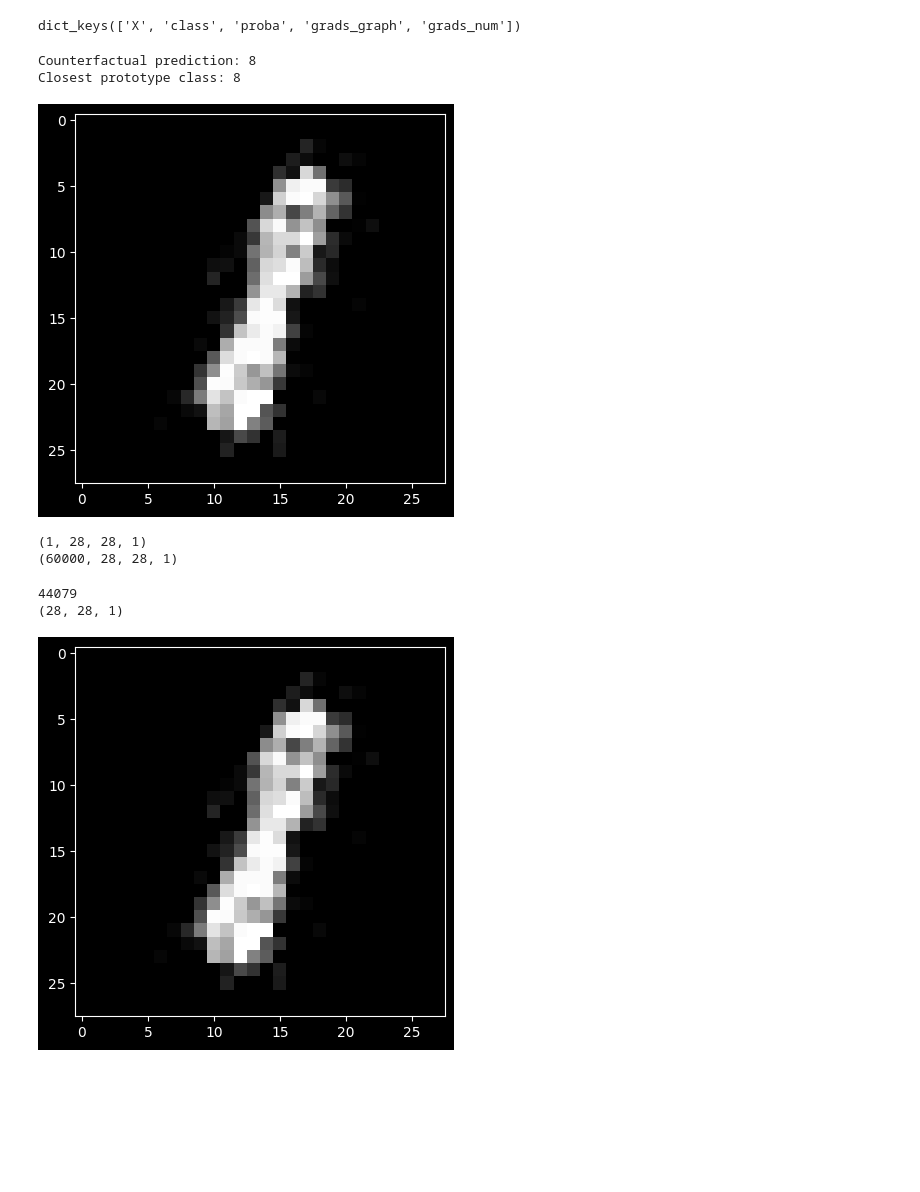
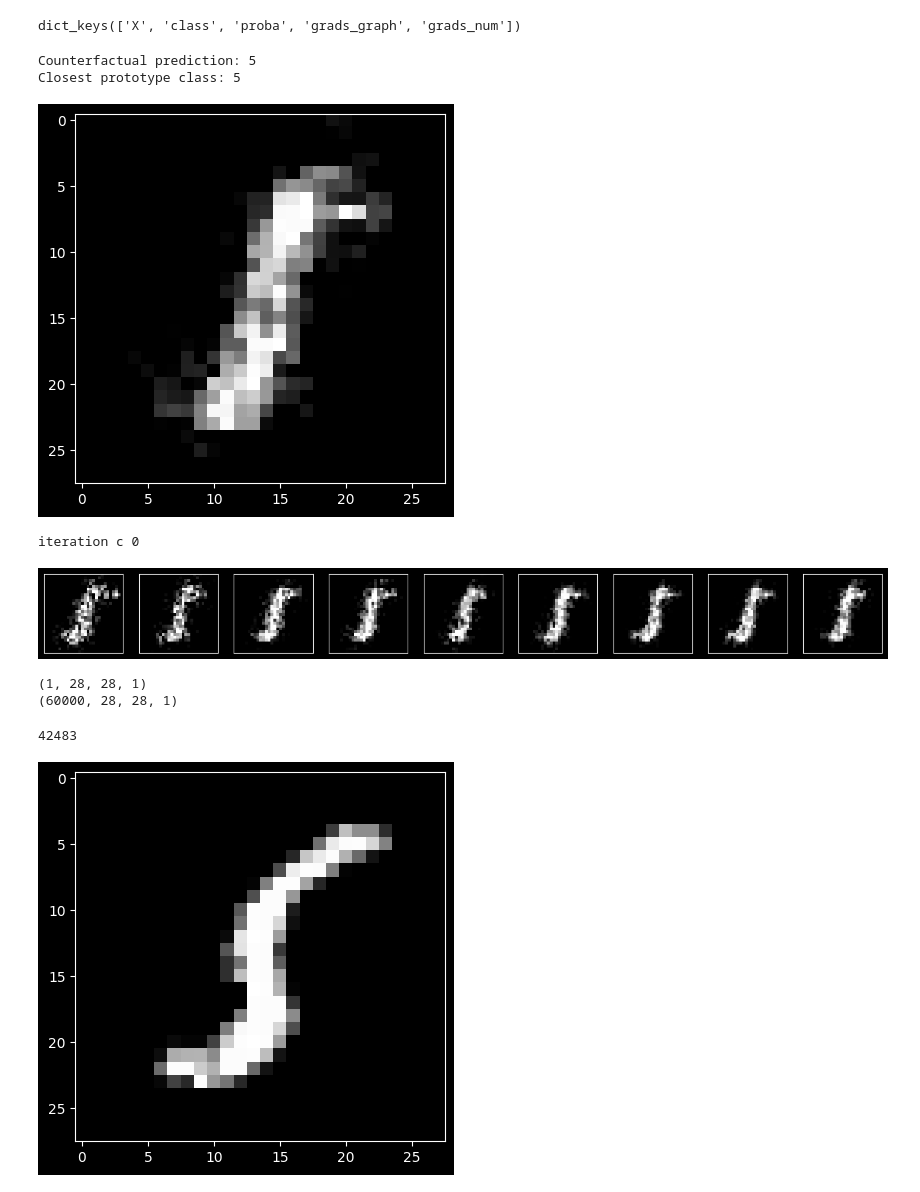
Before and after one commit to xuanxuanxuan-git/facelift, a Jupyter notebook: examples/cfproto_mnist.ipynb, the cells around one changed output. Cells and saved outputs as stored; diff of their text form; code cells hidden in the pictures; blank space fills up the shorter version.

```diff
--- a/examples/cfproto_mnist.ipynb
+++ b/examples/cfproto_mnist.ipynb
@@ -145,7 +145,7 @@ enc.save('../data/saved_models/mnist_enc.h5', save_format='h5')
 Original instance:
 # %%
 factual_img_idx = 2
-target_class = 8
+target_class = 5
 factual_x = x_train[factual_img_idx].reshape((1,) + x_test[0].shape)
 plt.imshow(factual_x.reshape(28, 28));
 # %% [output]
@@ -160,6 +160,8 @@ c_init = 1.
 c_steps = 2
 max_iterations = 1000
 feature_range = (x_train.min(),x_train.max())
+ae = load_model('../data/saved_models/mnist_ae.h5')
+enc = load_model('../data/saved_models/mnist_enc.h5')
 # %% [markdown]
 Run counterfactual:
 # %%
@@ -187,7 +189,21 @@ print('Counterfactual prediction: {}'.format(explanation.cf['class']))
 print(f'Closest prototype class: {explanation.id_proto}')
 plt.imshow(explanation.cf['X'].reshape(28, 28));
 # %% [output]
-Counterfactual prediction: 8
-Closest prototype class: 8
+Counterfactual prediction: 5
+Closest prototype class: 5
-[figure, old version]
+[figure, new version]
+# %%
+iter_cf = 0
+print(f'iteration c {iter_cf}')
+n = len(explanation['all'][iter_cf])
+plt.figure(figsize=(20, 4))
+for i in range(n):
+    ax = plt.subplot(1, n+1, i+1)
+    plt.imshow(explanation['all'][iter_cf][i].reshape(28, 28))
+    ax.get_xaxis().set_visible(False)
+    ax.get_yaxis().set_visible(False)
+plt.show()
+# %% [output]
+iteration c 0
+[figure, added]
 # %%
@@ -222,9 +238,8 @@ real_cf_idx = find_closest_cf_instance(cf_img, x_all, cnn, target_class)
 # %%
 print(real_cf_idx)
 real_cf = x_all[real_cf_idx]
-plt.imshow(explanation.cf['X'].reshape(28, 28))
-plt.imshow(real_cf.reshape(28, 28))
+# plt.imshow(explanation.cf['X'].reshape(28, 28))
+plt.imshow(real_cf.reshape(28, 28));
 # %% [output]
-44079
-(28, 28, 1)
+42483
-[figure, old version]
+[figure, new version]
```
Also changed, not shown: parts of 2 cells of this notebook, 3 other files.
